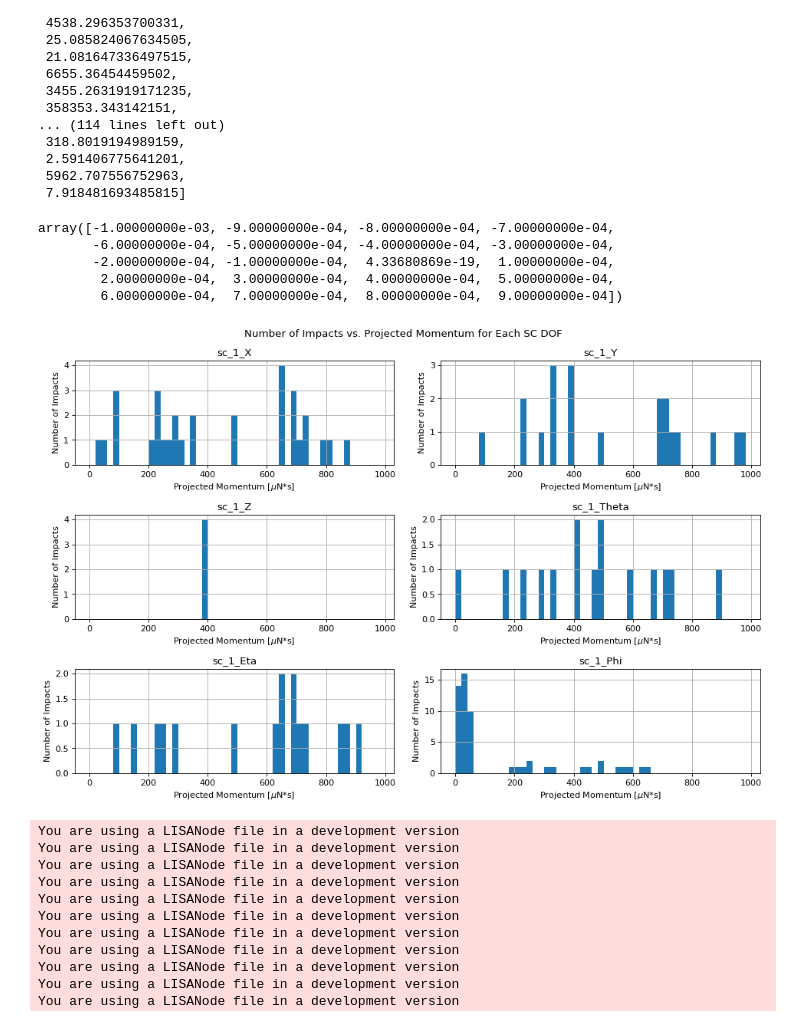
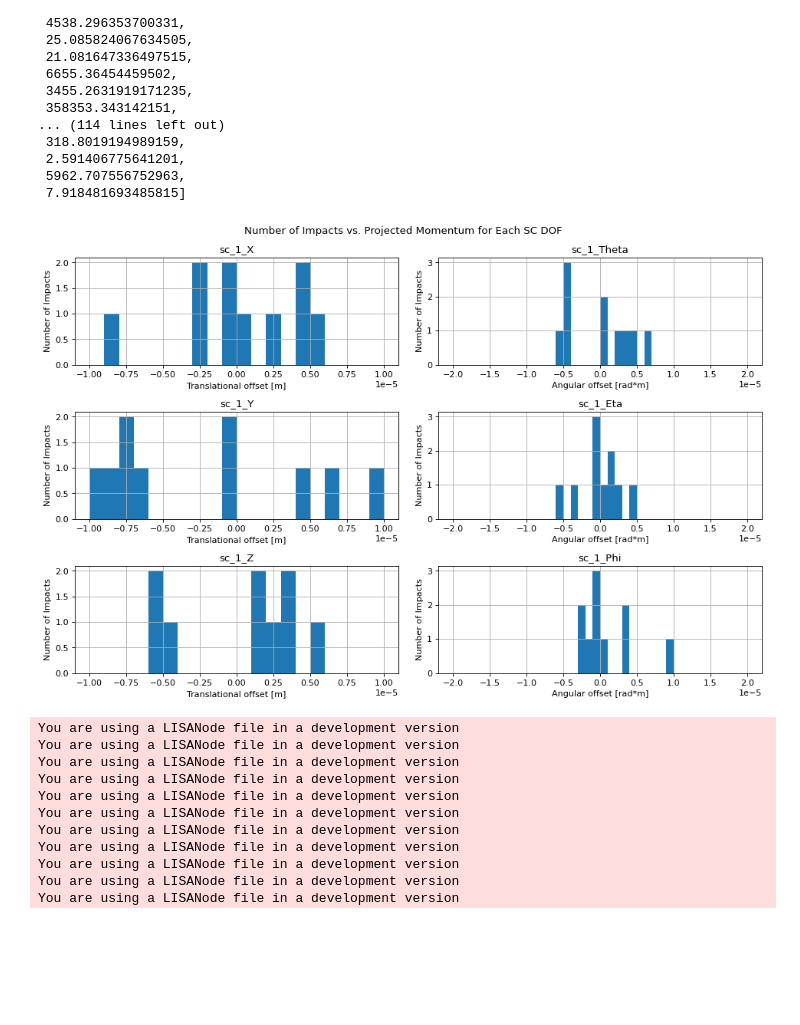
Before and after one commit to Wilersanchez/LISA_Dynamics_Impact_Analysis, a Jupyter notebook: Notebooks/Micrometeoroid_Impact_Simulation.ipynb, the cells around one changed output. Cells and saved outputs as stored; diff of their text form; code cells hidden in the pictures; blank space fills up the shorter version.

```diff
--- a/Notebooks/Micrometeoroid_Impact_Simulation.ipynb
+++ b/Notebooks/Micrometeoroid_Impact_Simulation.ipynb
@@ -46,6 +46,12 @@ def GrunModel(m):
            C[5]*(m + C[6]*(m**g[5]))**g[6]
 
     return G
+# %%
+def scrot(i):
+    zrot = np.array([[np.cos(-60*np.pi/180)*np.cos(i*np.pi/180), -np.sin(-60*np.pi/180), np.cos(-60*np.pi/180)*np.sin(i*np.pi/180)],
+                     [np.sin(-60*np.pi/180)*np.cos(i*np.pi/180),  np.cos(-60*np.pi/180), np.sin(-60*np.pi/180)*np.sin(i*np.pi/180)],
+                     [np.sin(i*np.pi/180)                      ,  0                    , np.cos(i*np.pi/180)]])
+    return zrot
 # %% [markdown]
 ## <div style="text-align: left"><p style="font-family: Arial Wide; font-size:20pt; font-style:bold">3. Generate LISA Orbit Data </p></div>
 # %% [markdown]
@@ -657,56 +1012,48 @@ momenta
  2.591406775641201,
  5962.707556752963,
  7.918481693485815]
-# %%
-np.arange(-1e-3,1e-3,1e-4)
-# %% [output]
-array([-1.00000000e-03, -9.00000000e-04, -8.00000000e-04, -7.00000000e-04,
-       -6.00000000e-04, -5.00000000e-04, -4.00000000e-04, -3.00000000e-04,
-       -2.00000000e-04, -1.00000000e-04,  4.33680869e-19,  1.00000000e-04,
-        2.00000000e-04,  3.00000000e-04,  4.00000000e-04,  5.00000000e-04,
-        6.00000000e-04,  7.00000000e-04,  8.00000000e-04,  9.00000000e-04])
 # %%
 %matplotlib inline
-N = 130
+N = 10
 m_SC = 1415
 fig, axes = plt.subplots(3, 2, figsize=(12,8),dpi=80,facecolor=(1,1,1))
 plt.suptitle(f'Number of Impacts vs. Projected Momentum for Each SC DOF');
 plt.tight_layout()
 for i, param in enumerate(params):
     momenta = []
     max_amplitudes = []
     for impact_num in range(N):
         with h5py.File(f"inputGlitch_duration-{str(int(t_dur))}s_impact-{impact_num+1}.h5","r") as f:
             momentum = np.abs(f[param][:][np.argmax(np.abs(f[param][:]))]) * m_SC * 1e6 # conversion to micronewtons
         with h5py.File(f"outputGlitch_duration-{str(int(t_dur))}s_impact-{impact_num+1}.h5","r") as f:
             max_amplitude = f[param][:][np.argmax(np.abs(f[param][:]))]
         momenta.append(momentum)
         max_amplitudes.append(max_amplitude)
         # Create axis object for each parameter
         ax = plt.subplot(int(len(params)/2),2,i+1)
-    row = i // 2  # Determine the row for the subplot
-    col = i % 2   # Determine the column for the subplot
-    ax = axes[row, col]
 
-    ax.hist(momenta, bins=np.arange(1, 1000, 20))
+
     # ax.set_xscale('log')
+    if i == 0 or i == 1 or i == 2:
+        ax = axes[i, 0]
+        ax.hist(max_amplitudes, bins=np.arange(-1e-5, 1e-5, 1e-6))
+        ax.set_xlabel('Translational offset [m]')
+    elif i == 3 or i == 4 or i == 5:
+        ax = axes[i % 3, 1]
+        ax.hist(max_amplitudes, bins=np.arange(-2e-5, 2e-5, 1e-6))
+        ax.set_xlabel('Angular offset [rad*m]')
 
-    # if i == 0 or i == 1 or i == 2:
-    #     ax.set_xlabel('Translational offset [m]')
-    # else:
-    #     ax.set_xlabel('Angular offset [rad*m]')
-
-    ax.set_xlabel(rf'Projected Momentum [$\mu$N*s]')
+    # ax.set_xlabel(rf'Projected Momentum [$\mu$N*s]')
     ax.set_ylabel(rf'Number of Impacts') # [$\Delta$m]
     ax.set_title(f'{param}')
     ax.grid()
 
 
 plt.tight_layout()
 plt.show()
 #plt.savefig('meteoroid_impact_max_displacement_vs_mom_loglog.png', dpi=80)
 # %% [output]
-[figure, old version]
+[figure, new version]
 # %%
 for impact_num in range(N):
     data = Data.from_lisanode(f"outputGlitch_duration-{str(int(t_dur))}s_impact-{impact_num+1}.h5")
```
Also changed, not shown: parts of 13 cells of this notebook.
